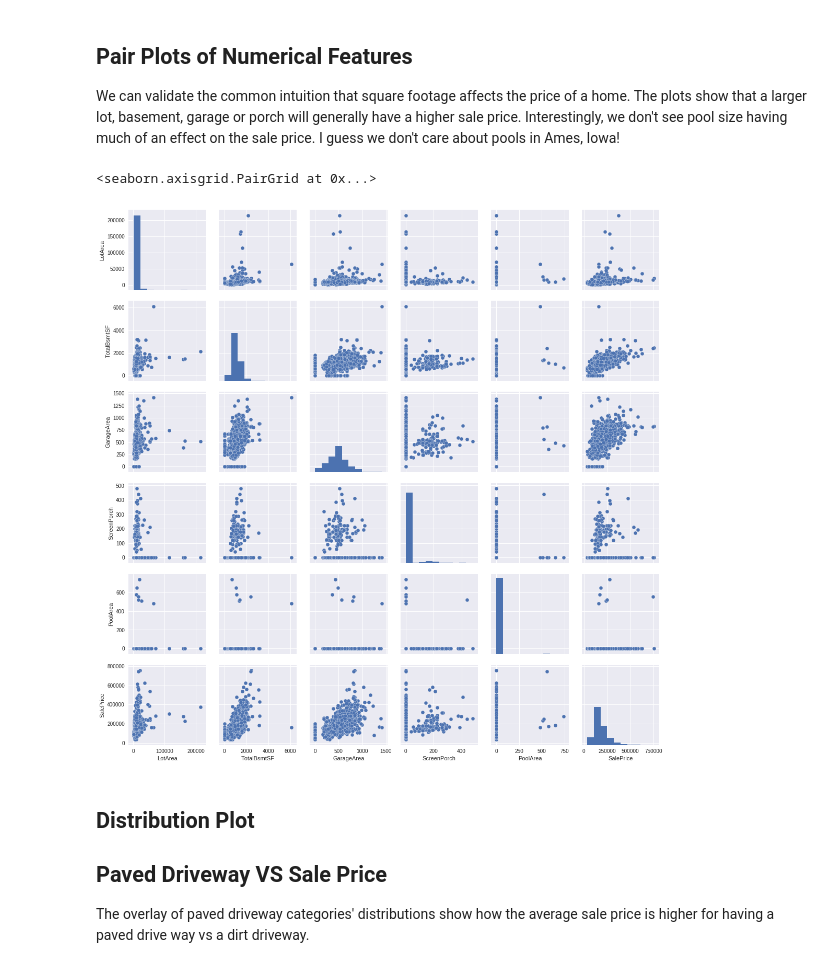
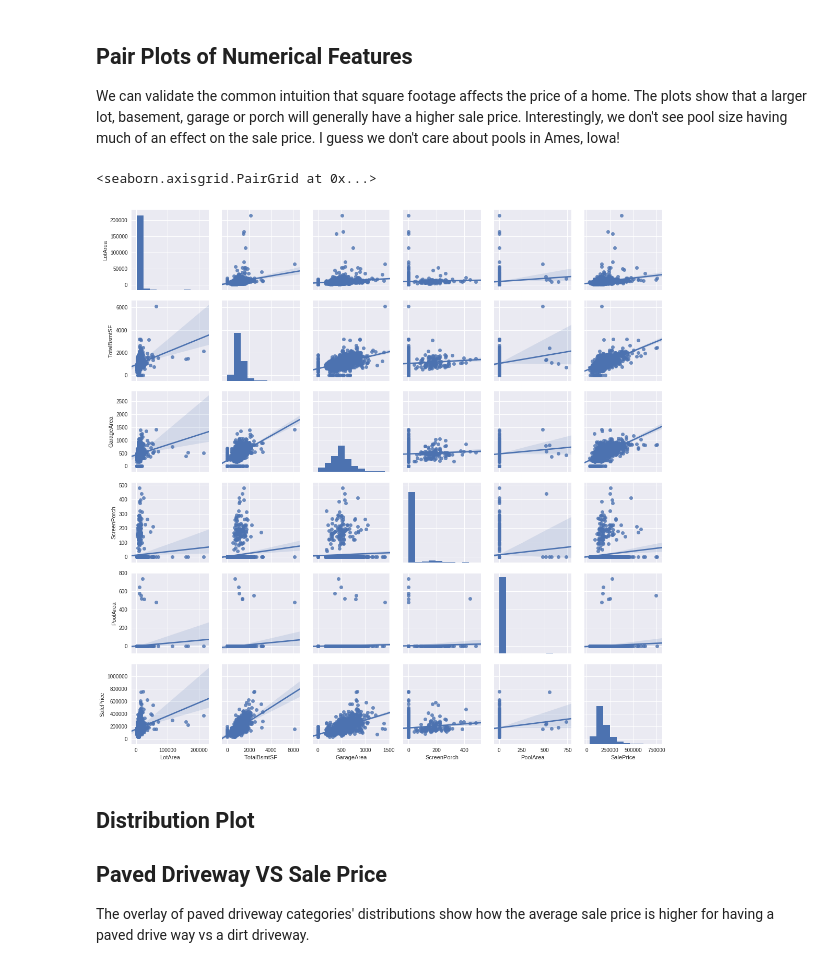
Before and after one commit to rudysenstad/CSX_450_2_Final_Exam, a Jupyter notebook: ipyndb/01-EDA.ipynb, the cells around one changed output. Drawn from its saved outputs; the diff is of its cells as text; code cells hidden in the pictures.

```diff
--- a/ipyndb/01-EDA.ipynb
+++ b/ipyndb/01-EDA.ipynb
@@ -83,10 +83,10 @@ ax.legend(bbox_to_anchor=(1.05, 1), loc=2)
 
 We can validate the common intuition that square footage affects the price of a home. The plots show that a larger lot, basement, garage or porch will generally have a higher sale price. Interestingly, we don't see pool size having much of an effect on the sale price. I guess we don't care about pools in Ames, Iowa!
 # %%
-sns.pairplot(housing_df[['LotArea', 'TotalBsmtSF', 'GarageArea', 'ScreenPorch', 'PoolArea', 'SalePrice']])
+sns.pairplot(housing_df[['LotArea', 'TotalBsmtSF', 'GarageArea', 'ScreenPorch', 'PoolArea', 'SalePrice']], kind='reg')
 # %% [output]
 <seaborn.axisgrid.PairGrid at 0x...>
-[figure, old version]
+[figure, new version]
 # %% [markdown]
 ## Distribution Plot
 ## Paved Driveway VS Sale Price
```
Also changed, not shown: 4 other files.
